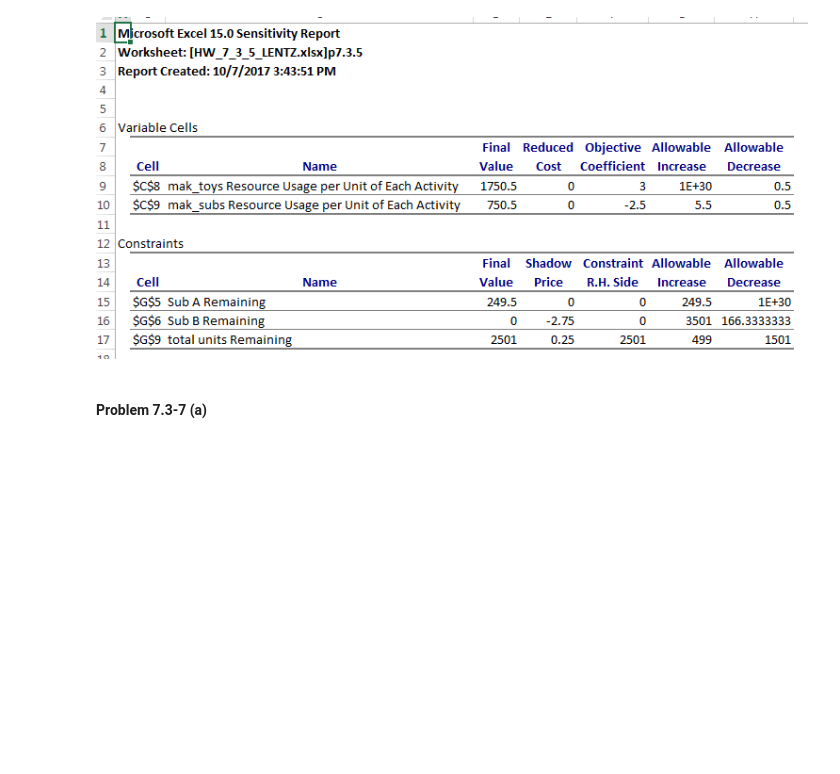
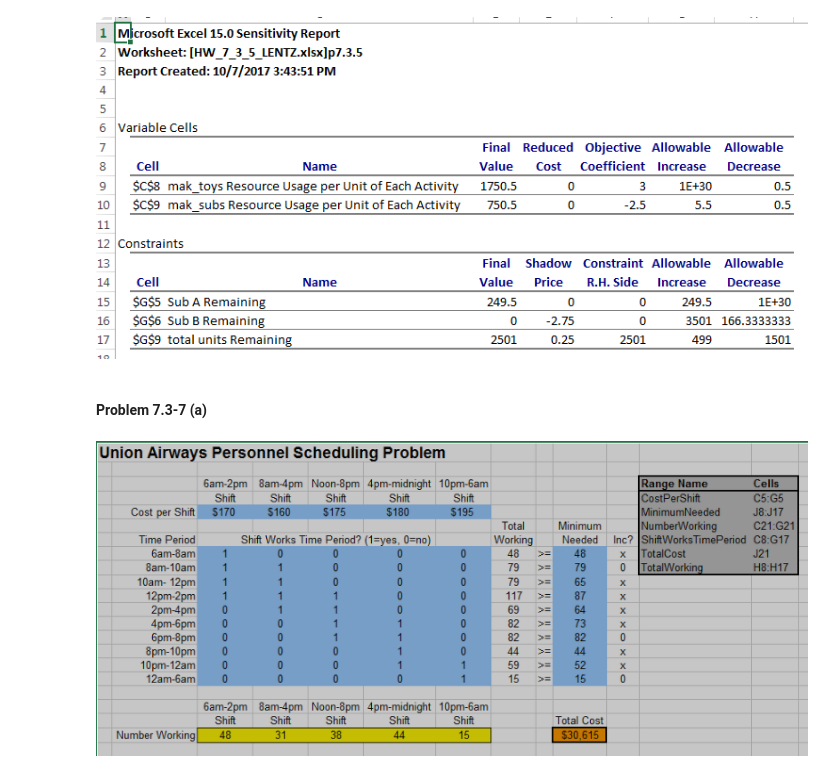
Before and after one commit to ricklentz/DS775, a Jupyter notebook: HW5_Lentz.ipynb, the cells around one changed output. Saved outputs shown, nothing was run; the diff lists cells and outputs as text; code cells hidden in the pictures; blank space fills up the shorter version.

```diff
--- a/HW5_Lentz.ipynb
+++ b/HW5_Lentz.ipynb
@@ -225,3 +219,8 @@ Image(filename='7-3-5sens2501.png')
 [figure]
 # %% [markdown]
 #### Problem 7.3-7 (a)
+# %%
+from IPython.display import Image
+Image(filename='7-3-7a.png')
+# %% [output]
+[figure, added]
```
Also changed, not shown: parts of 20 cells of this notebook, 6 other files.
